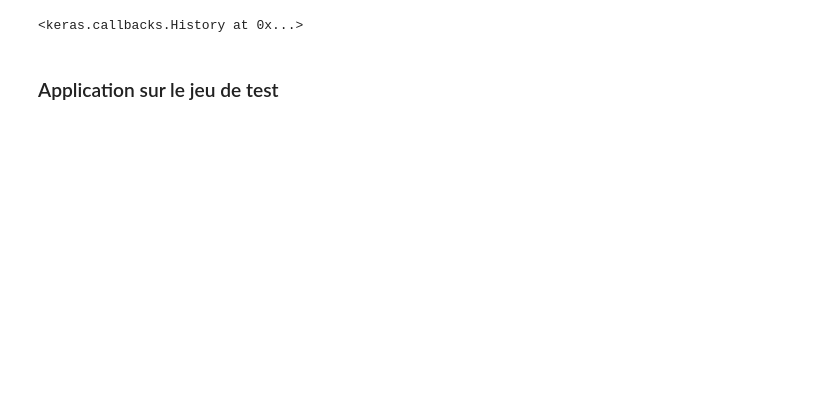
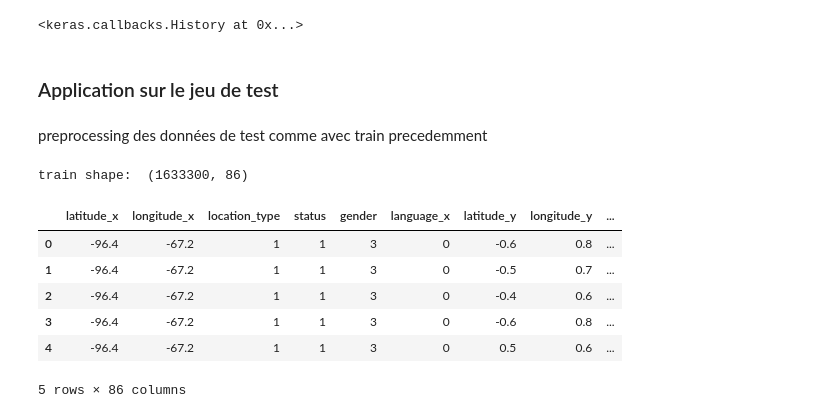
Before and after one commit to pili27/rema, a Jupyter notebook: FinalProject_Notebook.ipynb, the cells around one changed output. Cells and saved outputs as stored; diff of their text form; code cells hidden in the pictures; blank space fills up the shorter version.

```diff
--- a/FinalProject_Notebook.ipynb
+++ b/FinalProject_Notebook.ipynb
@@ -625,0 +583,26 @@ model.save('model.h5')
+# %% [markdown]
+preprocessing des données de test comme avec train precedemment
+# %%
+# create a x_test and y_test dataframe using the test dataset
+# merge test and vendors
+test['key'] = 0
+vendors['key'] = 0
+test = pd.merge(test, vendors, on='key')
+
+# drop the key column
+test.drop(['key'], axis=1, inplace=True)
+
+test['CID X LOC X VENDOR'] = test['CID X LOC'] + ' X ' + test['VENDOR'].astype(str)
+test.drop(['CID X LOC', 'VENDOR'], axis=1, inplace=True)
+
+print('train shape: ', test.shape)
+test.head()
+# %% [output]
+train shape:  (1633300, 86)
+|  | latitude_x | longitude_x | location_type | status | gender | language_x | latitude_y | longitude_y | ... |
+| 0 | -96.4 | -67.2 | 1 | 1 | 3 | 0 | -0.6 | 0.8 | ... |
+| 1 | -96.4 | -67.2 | 1 | 1 | 3 | 0 | -0.5 | 0.7 | ... |
+| 2 | -96.4 | -67.2 | 1 | 1 | 3 | 0 | -0.4 | 0.6 | ... |
+| 3 | -96.4 | -67.2 | 1 | 1 | 3 | 0 | -0.6 | 0.8 | ... |
+| 4 | -96.4 | -67.2 | 1 | 1 | 3 | 0 | 0.5 | 0.6 | ... |
+5 rows × 86 columns
```
Also changed, not shown: parts of 18 cells of this notebook, 2 other files.
